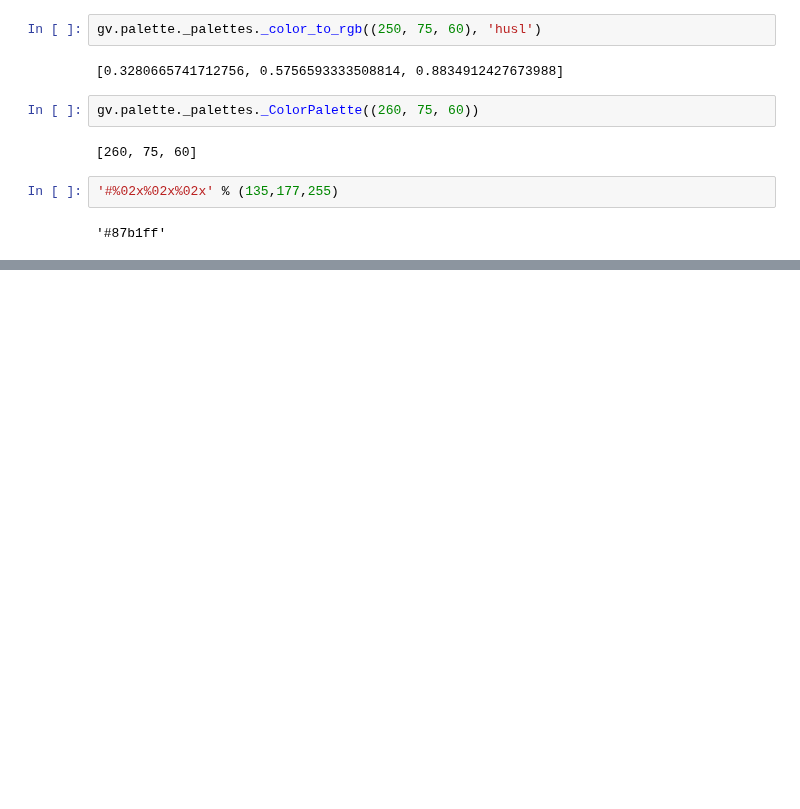
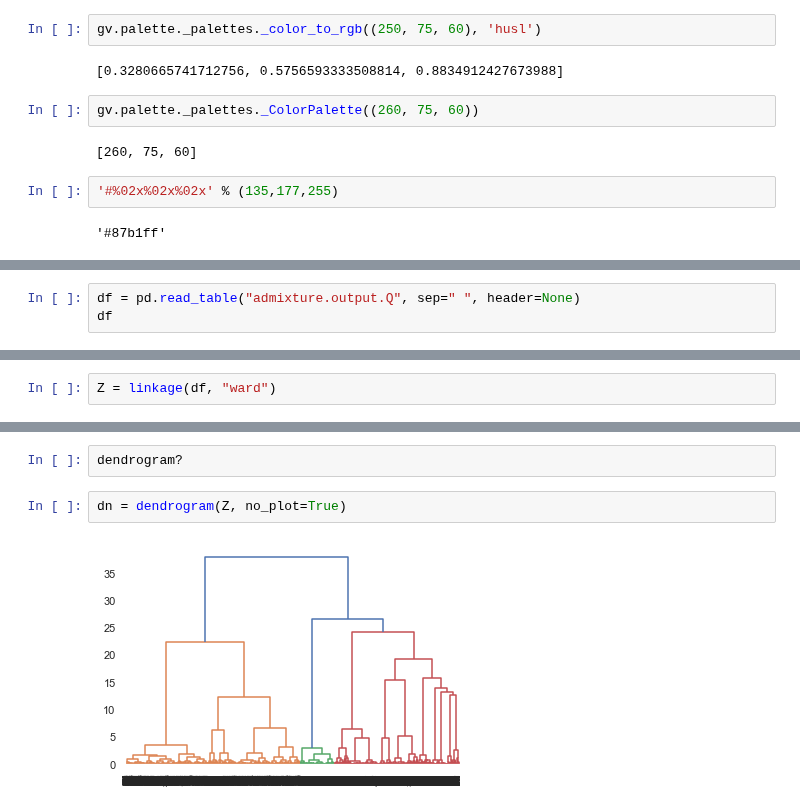
Before and after one commit to ShujiaHuang/geneview, a Jupyter notebook: docs/tutorial/aesthetics.ipynb, the cells around one changed output, grey strips where cells are left out. Cells and saved outputs as stored; diff of their text form; blank space fills up the shorter version.

```diff
--- a/docs/tutorial/aesthetics.ipynb
+++ b/docs/tutorial/aesthetics.ipynb
@@ -119,0 +188,3 @@ gv.palette._palettes._ColorPalette((260, 75, 60))
+# %%
+df = pd.read_table("admixture.output.Q", sep=" ", header=None)
+df
@@ -119,0 +205,2 @@ gv.palette._palettes._ColorPalette((260, 75, 60))
+# %%
+Z = linkage(df, "ward")
@@ -119,0 +217,6 @@ gv.palette._palettes._ColorPalette((260, 75, 60))
+# %%
+dendrogram?
+# %%
+dn = dendrogram(Z, no_plot=True)
+# %% [output]
+[figure, added]
```
Also changed, not shown: parts of 9 cells of this notebook.
